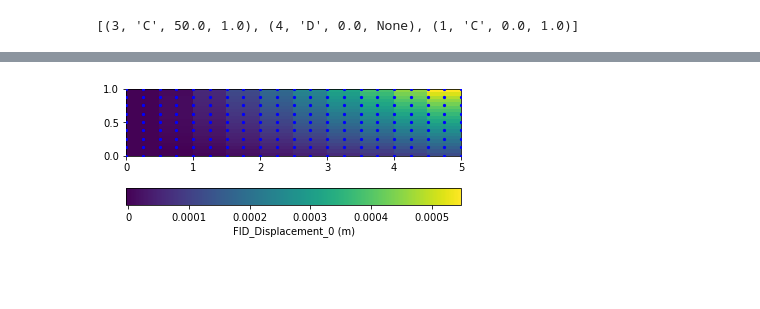
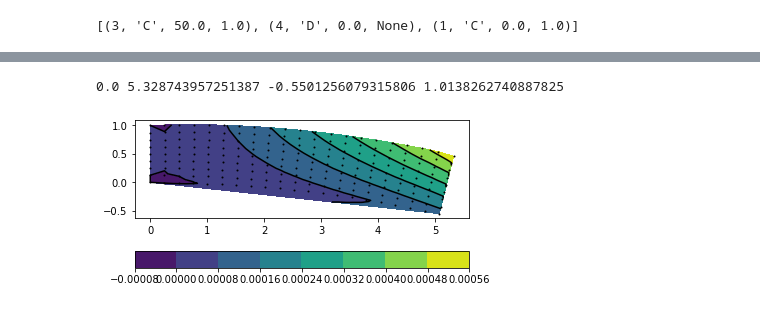
Before and after one commit to mupif/jupyter-demos, a Jupyter notebook: 202103-intro/thermomechanical_workflow.ipynb, the cells around one changed output, grey strips where cells are left out. Drawn from its saved outputs; the diff is of its cells as text; code cells hidden in the pictures; blank space fills up the shorter version.

```diff
--- a/202103-intro/thermomechanical_workflow.ipynb
+++ b/202103-intro/thermomechanical_workflow.ipynb
@@ -82,6 +91,7 @@ mechanicalSolver.set(f)
 mechanicalSolver.solveStep(mp.TimeStep(time=0,dt=.1,targetTime=1.,unit=mp.U.s))
 # %%
 f=mechanicalSolver.getField(fieldID=mp.FieldID.FID_Displacement,time=1.*mp.Q.s)
-f.plot2D()
+f.plot2D(warpField=f, warpScale=6.e2)
 # %% [output]
+0.0 5.328743957251387 -0.5501256079315806 1.0138262740887825
-[figure, old version]
+[figure, new version]
```
Also changed, not shown: parts of 2 cells of this notebook, 1 other file.
